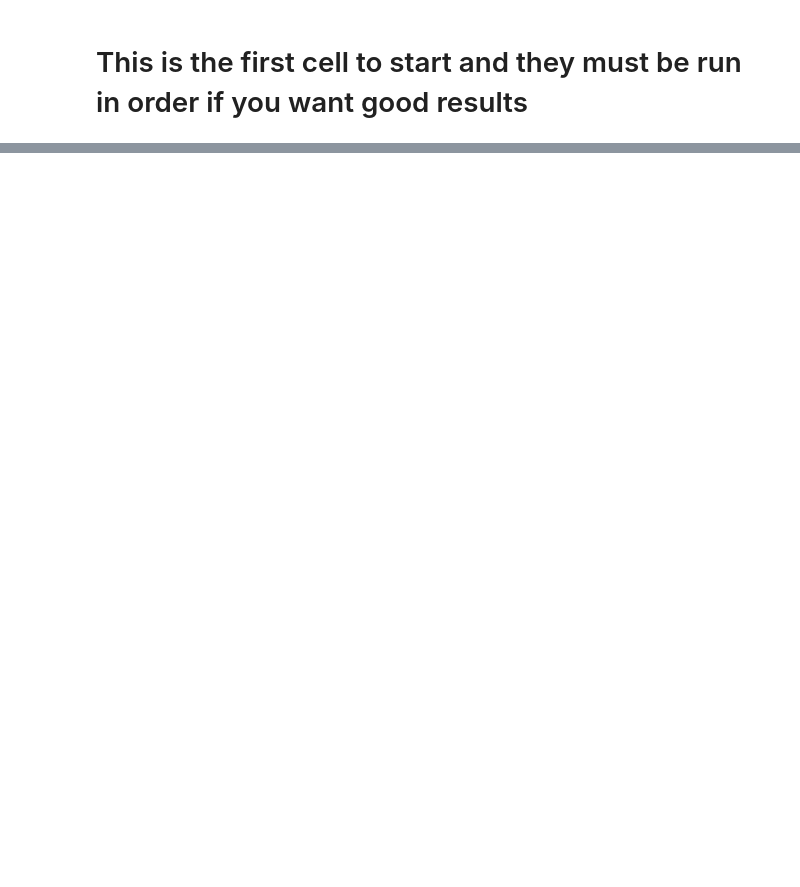
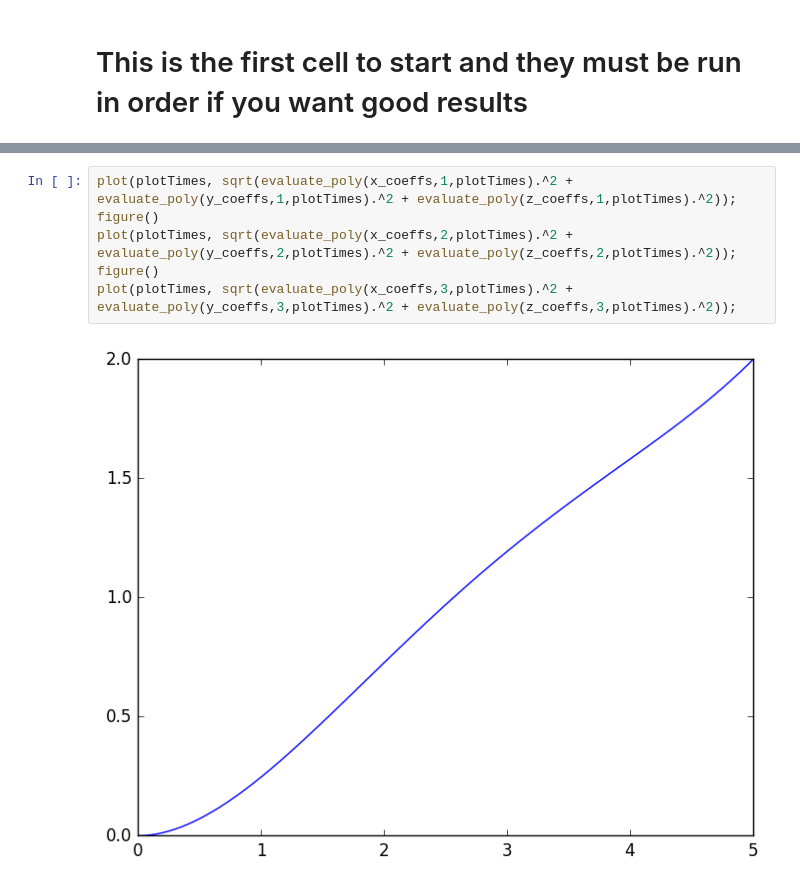
Before and after one commit to stefantj/polynomial-path-smoothing, a Jupyter notebook: LocalPolyPlanner.ipynb, the cells around one changed output, grey strips where cells are left out. Drawn from its saved outputs; the diff is of its cells as text; blank space fills up the shorter version.

```diff
--- a/LocalPolyPlanner.ipynb
+++ b/LocalPolyPlanner.ipynb
@@ -269,0 +324,8 @@ in show at C:\Users\tmurphy10\.julia\v0.5\PyCall\src\PyCall.jl
+# %%
+plot(plotTimes, sqrt(evaluate_poly(x_coeffs,1,plotTimes).^2 + evaluate_poly(y_coeffs,1,plotTimes).^2 + evaluate_poly(z_coeffs,1,plotTimes).^2));
+figure()
+plot(plotTimes, sqrt(evaluate_poly(x_coeffs,2,plotTimes).^2 + evaluate_poly(y_coeffs,2,plotTimes).^2 + evaluate_poly(z_coeffs,2,plotTimes).^2));
+figure()
+plot(plotTimes, sqrt(evaluate_poly(x_coeffs,3,plotTimes).^2 + evaluate_poly(y_coeffs,3,plotTimes).^2 + evaluate_poly(z_coeffs,3,plotTimes).^2));
+# %% [output]
+[figure, added]
```
Also changed, not shown: parts of 7 cells of this notebook, 1 other file.
